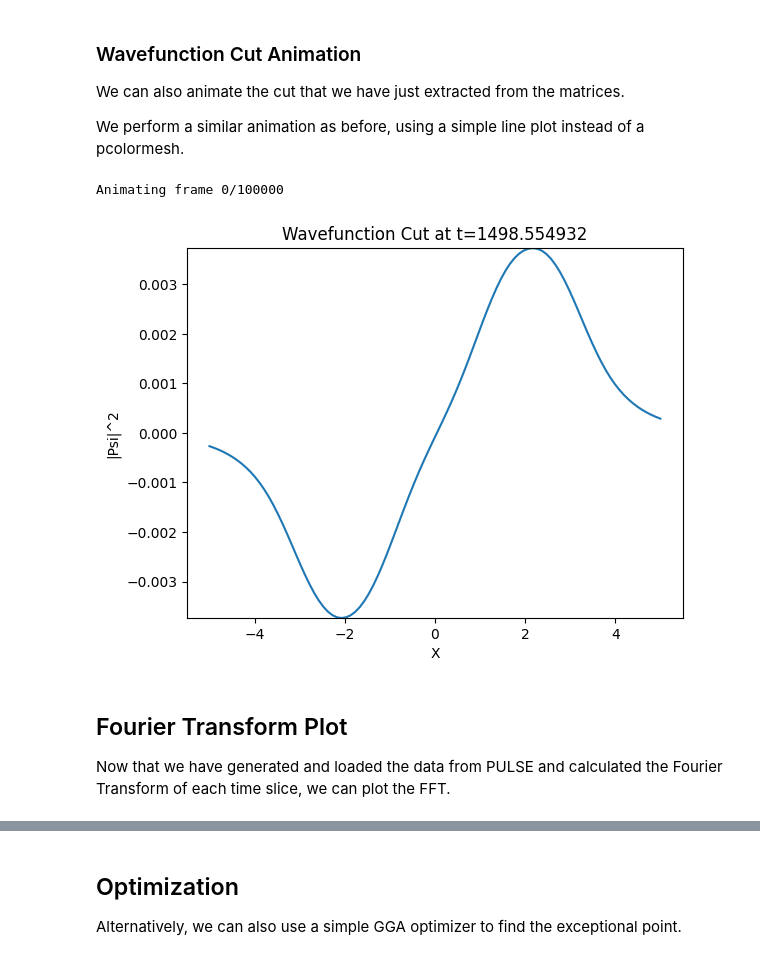
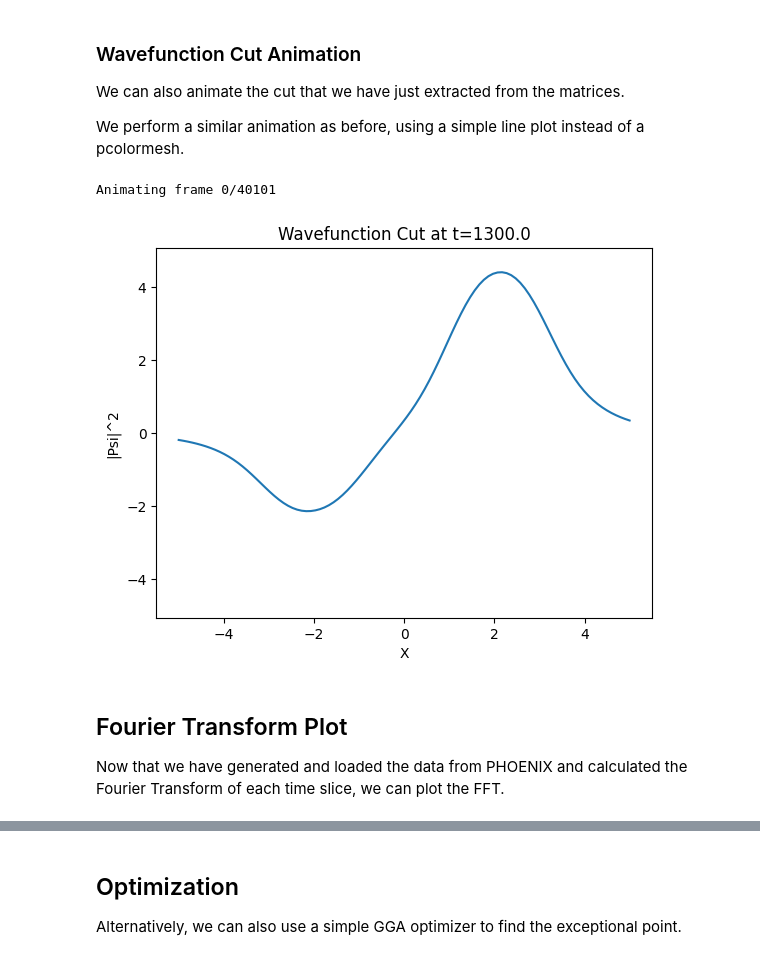
Before and after one commit to Schumacher-Group-UPB/PULSE, a Jupyter notebook: examples/example_1/example.ipynb, the cells around one changed output, grey strips where cells are left out. Saved outputs shown, nothing was run; the diff lists cells and outputs as text; code cells hidden in the pictures.

```diff
--- a/examples/example_1/example.ipynb
+++ b/examples/example_1/example.ipynb
@@ -223,8 +236,8 @@ def generatePULSEData(pump_amp) -> None:
     stdout, stderr = process.communicate()
 # %%
-def readPULSEData() -> tuple:
+def readPHOENIXData() -> tuple:
     """
-    After PULSE has finished, read in the timeoutput files,
+    After PHOENIX has finished, read in the timeoutput files,
     reconstruct the wavefunctions, and calculate the Fourier
     Transform of the wavefunctions.
     Return the wavefunctions, times, wavefunction cuts, Fourier
@@ -234,8 +247,6 @@ def readPULSEData() -> tuple:
     files = os.listdir( os.path.join(result_path, "timeoutput") )
     # Sort the files by ascending time
     files.sort(key=lambda x: float(x.split("_")[-1].replace(".txt", "")))
-    # Take only the last 1000 iterations of the simulation
-    files = files[-1000:]
 
     print(f"Reading {len(files)} timeoutput files")
 
@@ -243,33 +254,28 @@ def readPULSEData() -> tuple:
     timeoutput = [ np.loadtxt( os.path.join(result_path, "timeoutput", file) ) for file in files ]
     headers = [ open( os.path.join(result_path, "timeoutput", file) ).readline() for file in files ]
     subgrid_size = int(timeoutput[0].shape[1])
-    print(f"Subgrid size: {subgrid_size}")
+    print(f"Grid Window Size: {subgrid_size}")
 
     # Reconstruct the wavefunctions
     wavefunctions = [data[:subgrid_size,:] + 1j*data[subgrid_size:,:] for data in timeoutput]
     times = [ float(header.split()[-4]) for header in headers ]
 
-    real_dt = times[1] - times[0]
-    real_dx = 2*x_max / grid_size
     samples = len(times)
-
     # Extract a cut of the wavefunction at a specific Y coordinate
     y_index = int(subgrid_size/2)
     wavefunction_cuts = np.array([ wavefunction[y_index,:] for wavefunction in wavefunctions ])
 
-    # Interpolate the wavefunction cuts to increase the time resolution
-    res_increase = 5
-    from scipy.interpolate import interp1d
-    interp = interp1d(times, wavefunction_cuts, axis=0)
-    wavefunction_cuts = interp(np.linspace(times[0], times[-1], samples*res_increase) )
+    real_dt = times[1] - times[0]
+    real_dx = x_max / grid_size* window_percent
 
     # Calculate the Fourier Transform Frequencies
-    W = 2*np.pi*np.linspace(-0.5, 0.5, samples*res_increase) / real_dt * res_increase
+    W = 2*np.pi*np.linspace(-0.5, 0.5, samples) / real_dt
 
     # Calculate the Fourier Transform of the wavefunctions
     fft = np.array([ np.abs(np.fft.fftshift(np.fft.fft(wavefunction_cut))) for wavefunction_cut in wavefunction_cuts.T ])
 
-    return wavefunctions,times,wavefunction_cuts,fft,W,subgrid_size,real_dx,real_dt
+    x = np.linspace(-x_max*window_percent/2, x_max*window_percent/2, subgrid_size, endpoint=False)
+    return wavefunctions,times,x,wavefunction_cuts,fft,W,subgrid_size,real_dx,real_dt
 # %% [markdown]
 ### Example
 
@@ -283,4 +289,4 @@ Running PULSE with pump amplitude 9
 # %%
 # Read in the data
-wavefunctions,times,wavefunction_cuts,fft,W,subgrid_size,real_dx,real_dt = readPULSEData()
+wavefunctions,times,x,wavefunction_cuts,fft,W,subgrid_size,real_dx,real_dt = readPHOENIXData()
 # %% [output]
@@ -302,18 +307,19 @@ fig, ax = plt.subplots()
 ax.set_title("Wavefunction")
 ax.set_xlabel("X")
 ax.set_ylabel("Y")
-sub_X = np.linspace(-subgrid_size/2, subgrid_size/2, subgrid_size)*real_dx
-sub_Y = np.linspace(-subgrid_size/2, subgrid_size/2, subgrid_size)*real_dx
 
-plt_psi = ax.pcolormesh(sub_X,sub_Y,np.abs(wavefunctions[0])**2)
+plt_psi = ax.pcolormesh(x,x,np.abs(wavefunctions[0])**2)
 cbar = fig.colorbar(plt_psi, ax=ax, shrink=0.8, aspect=10)
 ax.set_aspect("equal")
 
+# Limit to maximum of abs(psi)
+m_max = np.max(np.abs(wavefunctions))
+
 def animate(i):
     ax.clear()
-    plt_psi = ax.pcolormesh(sub_X,sub_Y,np.abs(wavefunctions[i])**2)
+    plt_psi = ax.pcolormesh(x,x,np.real(wavefunctions[i]), vmin=-m_max, vmax=m_max)
+    # set data of the plot to the new wavefunction
     ax.set_title(f"Wavefunction at t={times[i]}")
-
     # Set Colorbar data the the new plot
     plt_psi.colorbar = cbar
     plt_psi.colorbar.mappable = plt_psi
@@ -323,5 +329,5 @@ def animate(i):
     return plt_psi
 
 anim = FuncAnimation(fig, animate, frames=len(wavefunctions), interval=100, repeat=True)
-anim.save( os.path.join(result_path, f"wavefunction_{pump_amp}.mp4") )
+anim.save( os.path.join(result_path, f"wavefunction_{pump_amp}.mp4"), fps=60 )
 # %% [output]
@@ -336,35 +342,33 @@ We perform a similar animation as before, using a simple line plot instead of a
 # %%
 # Animate the wavefunction cuts
 from matplotlib.animation import FuncAnimation
 fig, ax = plt.subplots()
 ax.set_title("Wavefunction Cut")
 ax.set_xlabel("X")
 ax.set_ylabel("|Psi|^2")
 
-sub_X = np.linspace(-subgrid_size/2, subgrid_size/2, subgrid_size)*real_dx
-
-plt_psi = ax.plot(sub_X,wavefunction_cuts[0].real)
+plt_psi = ax.plot(x,wavefunction_cuts[0].real)
 
 y_lim = wavefunction_cuts.real.max()
 ax.set_ylim(-y_lim, y_lim)
 
 def animate(i):
     # Set data
     plt_psi[0].set_ydata(wavefunction_cuts[i].real)
     ax.set_title(f"Wavefunction Cut at t={times[i]}")
 
     print(f"Animating frame {i}/{len(times)}",end="\r")
     return plt_psi
 
 anim = FuncAnimation(fig, animate, frames=len(wavefunctions), interval=100, repeat=True)
-anim.save( os.path.join(result_path, f"wavefunction_cut_{pump_amp}.mp4") )
+anim.save( os.path.join(result_path, f"wavefunction_cut_{pump_amp}.mp4"), fps=60 )
 # %% [output]
-Animating frame 0/100000
+Animating frame 0/40101
-[figure, old version]
+[figure, new version]
 # %% [markdown]
 ## Fourier Transform Plot
 
-Now that we have generated and loaded the data from PULSE and calculated the Fourier Transform of each time slice, we can plot the FFT.
+Now that we have generated and loaded the data from PHOENIX and calculated the Fourier Transform of each time slice, we can plot the FFT.
 # %%
 # Get the Maximum and Plot the Fourier Transform
 # Plot the Fourier Transform
```
Also changed, not shown: parts of 19 cells of this notebook, 3 other files.
